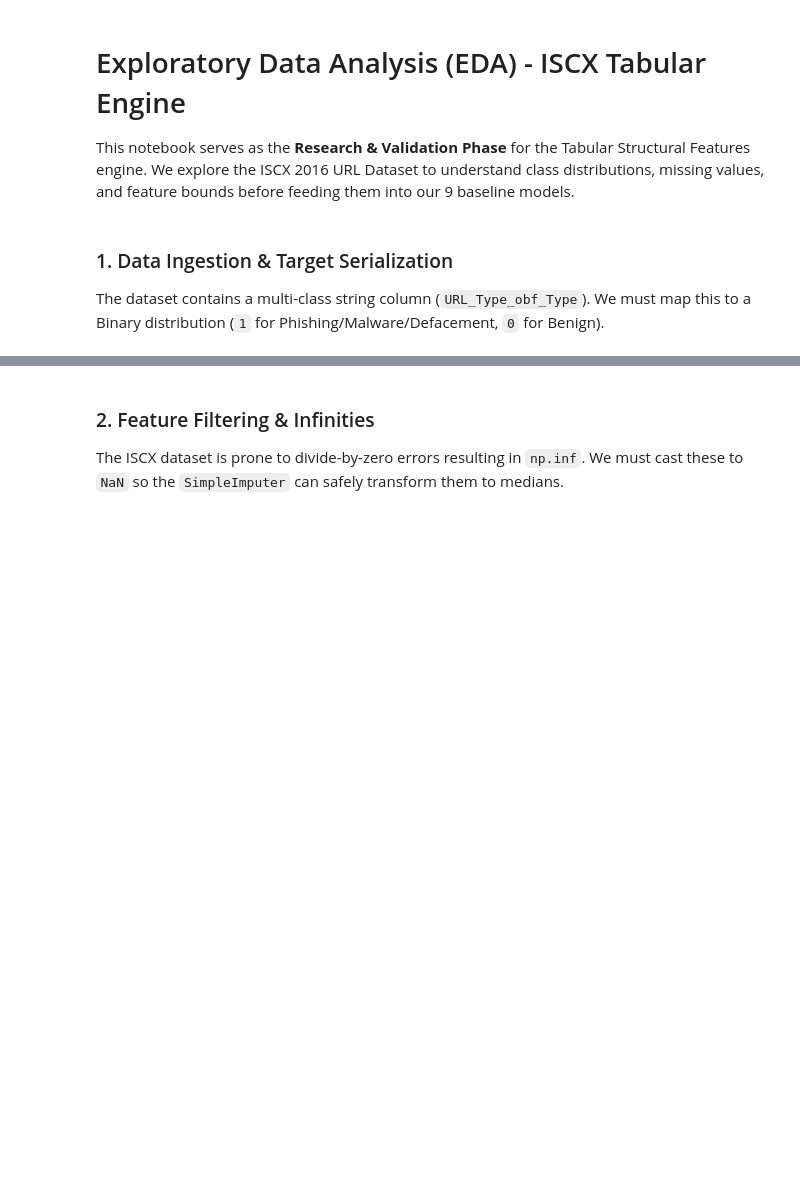
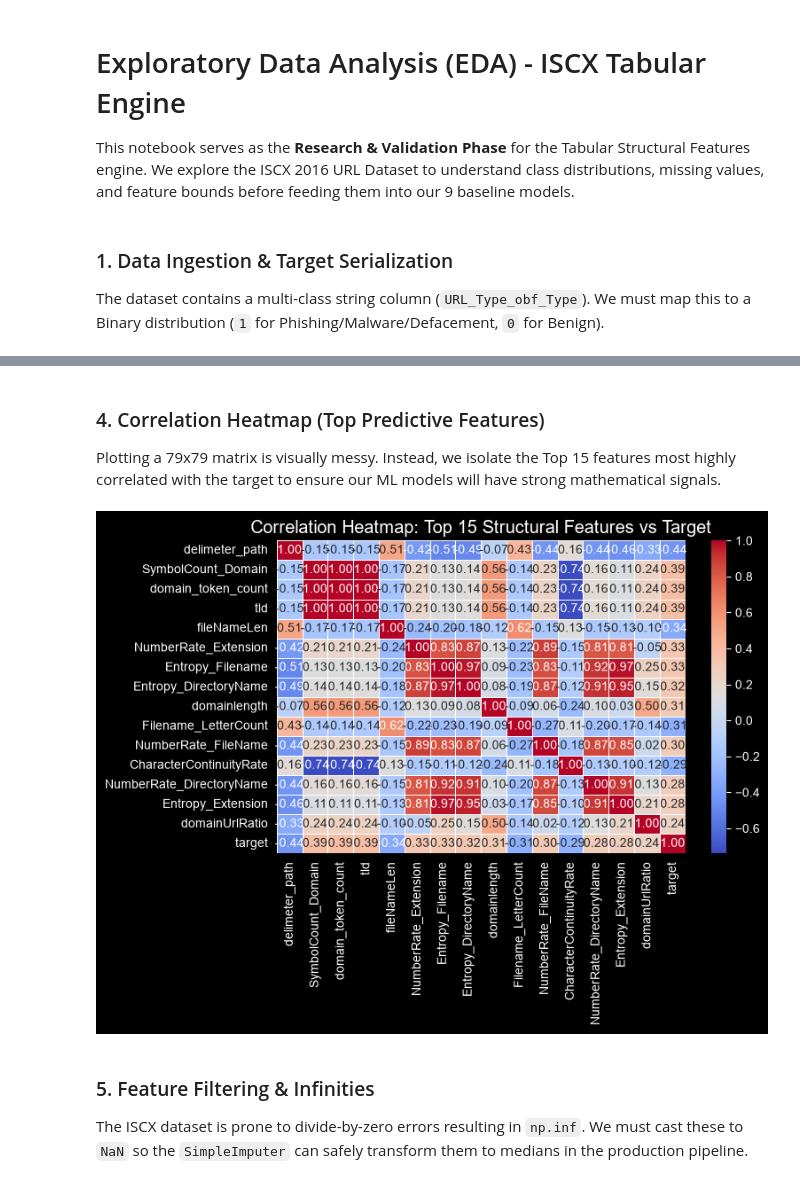
Before and after one commit to Bibek-Dhakal/multimodal-phishing-detection-platform, a Jupyter notebook: notebooks/01_eda_tabular_datasets.ipynb, the cells around one changed output, grey strips where cells are left out. Saved outputs shown, nothing was run; the diff lists cells and outputs as text; code cells hidden in the pictures; blank space fills up the shorter version.

```diff
--- a/notebooks/01_eda_tabular_datasets.ipynb
+++ b/notebooks/01_eda_tabular_datasets.ipynb
@@ -29,6 +77,24 @@ plt.show()
+# %% [markdown]
+### 4. Correlation Heatmap (Top Predictive Features)
+Plotting a 79x79 matrix is visually messy. Instead, we isolate the Top 15 features most highly correlated with the target to ensure our ML models will have strong mathematical signals.
+# %%
+# Isolate numerical columns and scrub infinities for correlation math
+num_df = df.select_dtypes(include=[np.number]).replace([np.inf, -np.inf], np.nan).dropna()
+
+# Get the top 15 features correlated with 'target'
+correlations = num_df.corr()['target'].abs().sort_values(ascending=False)
+top_features = correlations[1:16].index.tolist()  # Skip 'target' itself
+
+plt.figure(figsize=(8, 6))
+sns.heatmap(num_df[top_features + ['target']].corr(), annot=True, cmap='coolwarm', fmt='.2f', linewidths=0.5)
+plt.title("Correlation Heatmap: Top 15 Structural Features vs Target")
+plt.tight_layout()
+plt.show()
+# %% [output]
+[figure, added]
 # %% [markdown]
-### 2. Feature Filtering & Infinities
-The ISCX dataset is prone to divide-by-zero errors resulting in `np.inf`. We must cast these to `NaN` so the `SimpleImputer` can safely transform them to medians.
+### 5. Feature Filtering & Infinities
+The ISCX dataset is prone to divide-by-zero errors resulting in `np.inf`. We must cast these to `NaN` so the `SimpleImputer` can safely transform them to medians in the production pipeline.
 # %%
 X = df.drop(columns=[target_col, 'target'], errors='ignore')
 X = X.select_dtypes(include=[np.number])
```
Also changed, not shown: parts of 6 cells of this notebook, 3 other files.
